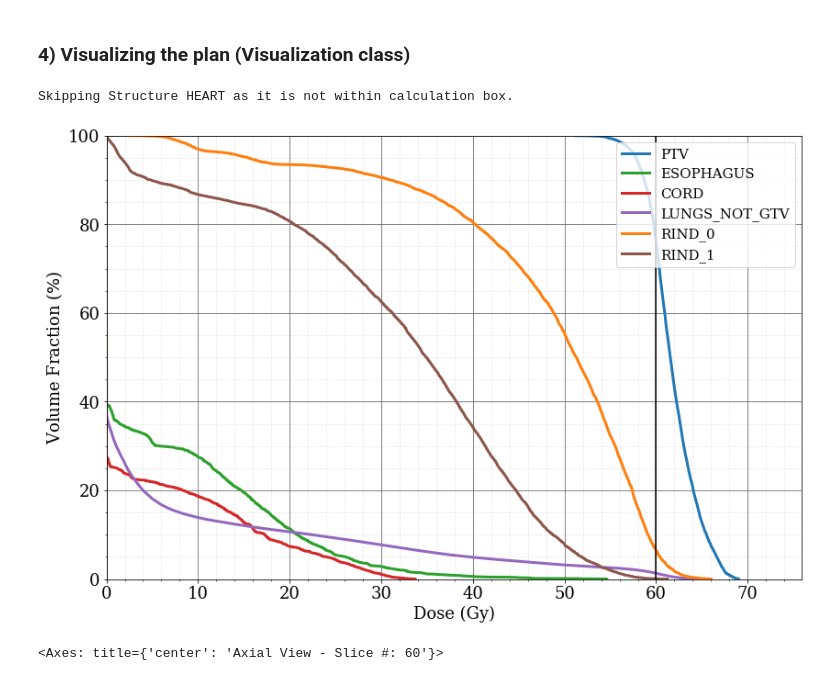
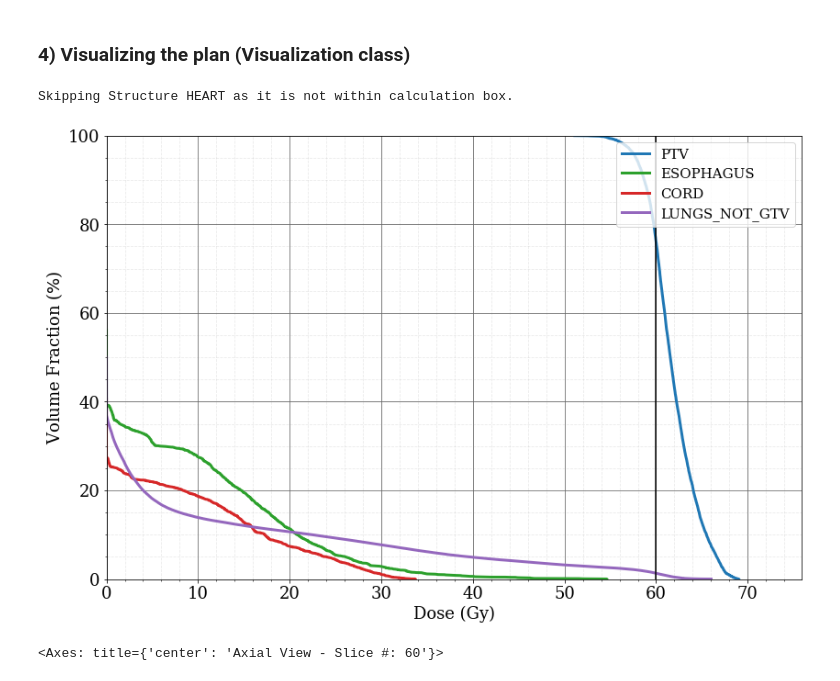
Before and after one commit to PortPy-Project/PortPy, a Jupyter notebook: examples/vmat_scp_tutorial.ipynb, the cells around one changed output. Drawn from its saved outputs; the diff is of its cells as text; code cells hidden in the pictures.

```diff
--- a/examples/vmat_scp_tutorial.ipynb
+++ b/examples/vmat_scp_tutorial.ipynb
@@ -127,12 +127,12 @@ plt.show()
 # %%
 # plot dvh for the above structures
 fig, ax = plt.subplots(figsize=(12, 8))
-struct_names = ['PTV', 'ESOPHAGUS', 'HEART', 'CORD', 'RIND_0', 'RIND_1', 'LUNGS_NOT_GTV']
+struct_names = ['PTV', 'ESOPHAGUS', 'HEART', 'CORD', 'LUNGS_NOT_GTV']
 pp.Visualization.plot_dvh(my_plan, sol=sol, struct_names=struct_names, ax=ax)
 plt.show()
 # %% [output]
 Skipping Structure HEART as it is not within calculation box.
-[figure, old version]
+[figure, new version]
 # %%
 # plot 2d axial slice for the given solution and display the structures contours on the slice
 pp.Visualization.plot_2d_slice(my_plan=my_plan, sol=sol, slice_num=60, struct_names=['PTV'])
```
Also changed, not shown: 1 other file.
